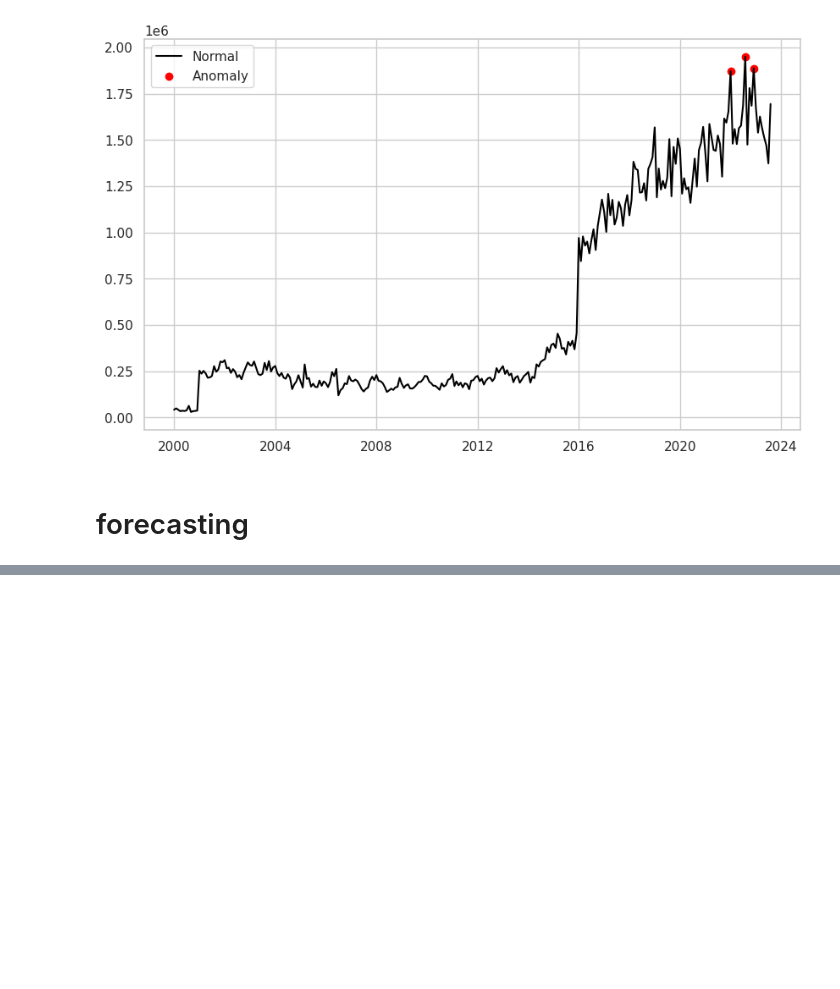
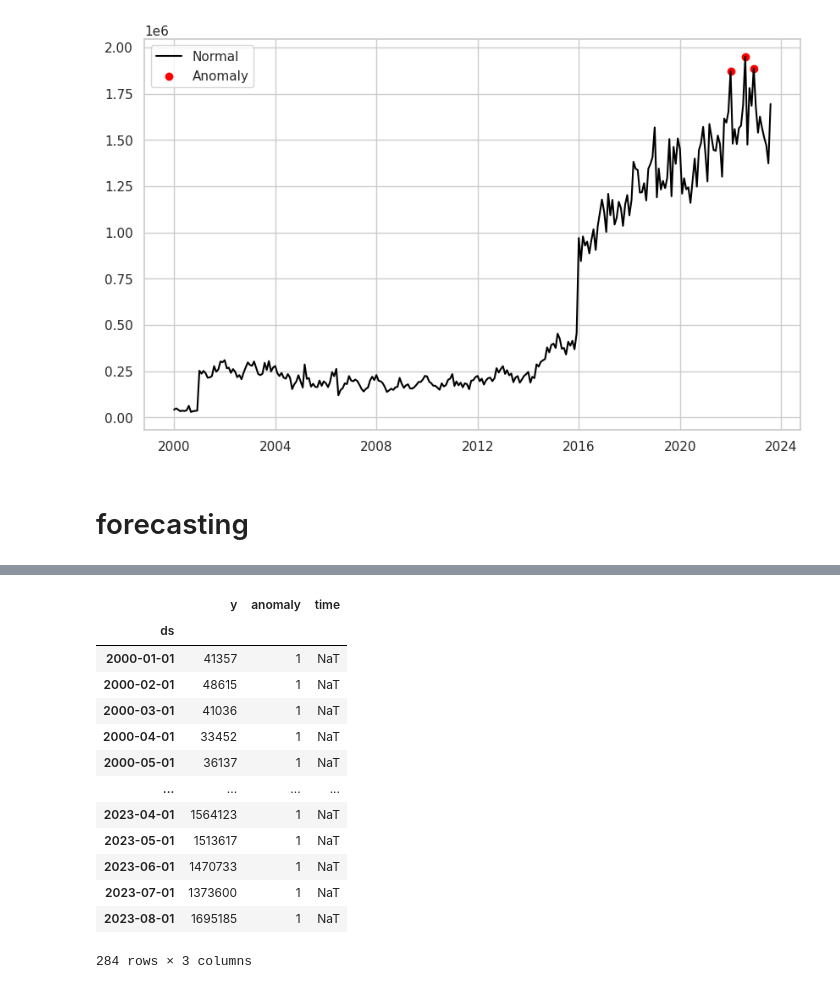
Before and after one commit to jamiroquai1225/Anomaly-Detection, a Jupyter notebook: anomaly_detection_of_the_time_series_data_in_jeju_seaport.ipynb, the cells around one changed output, grey strips where cells are left out. Saved outputs shown, nothing was run; the diff lists cells and outputs as text; code cells hidden in the pictures; blank space fills up the shorter version.

```diff
--- a/anomaly_detection_of_the_time_series_data_in_jeju_seaport.ipynb
+++ b/anomaly_detection_of_the_time_series_data_in_jeju_seaport.ipynb
@@ -678,0 +932,17 @@ from fbprophet import Prophet
+# %%
+df
+# %% [output]
+|  | y | anomaly | time |
+| ds |  |  |  |
+| 2000-01-01 | 41357 | 1 | NaT |
+| 2000-02-01 | 48615 | 1 | NaT |
+| 2000-03-01 | 41036 | 1 | NaT |
+| 2000-04-01 | 33452 | 1 | NaT |
+| 2000-05-01 | 36137 | 1 | NaT |
+| ... | ... | ... | ... |
+| 2023-04-01 | 1564123 | 1 | NaT |
+| 2023-05-01 | 1513617 | 1 | NaT |
+| 2023-06-01 | 1470733 | 1 | NaT |
+| 2023-07-01 | 1373600 | 1 | NaT |
+| 2023-08-01 | 1695185 | 1 | NaT |
+284 rows × 3 columns
```
Also changed, not shown: parts of 43 cells of this notebook.
